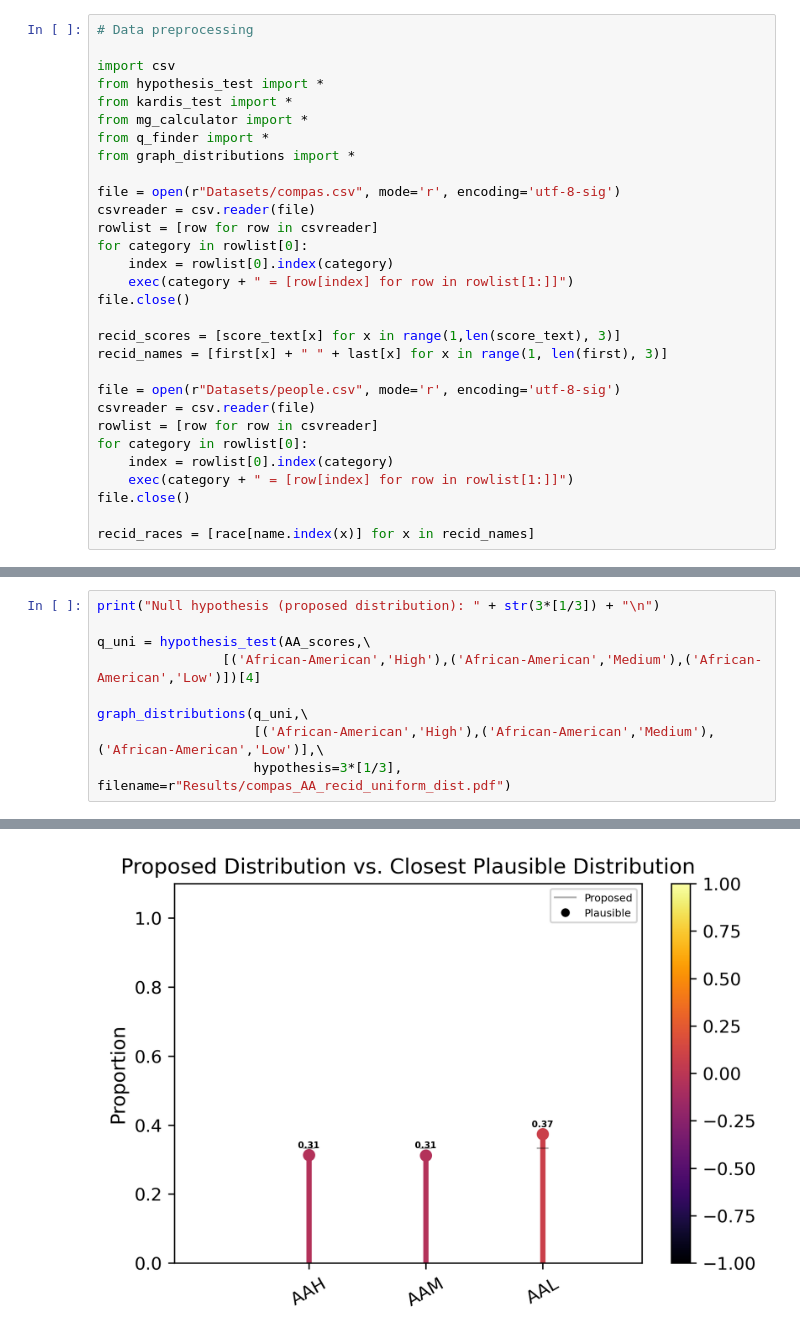
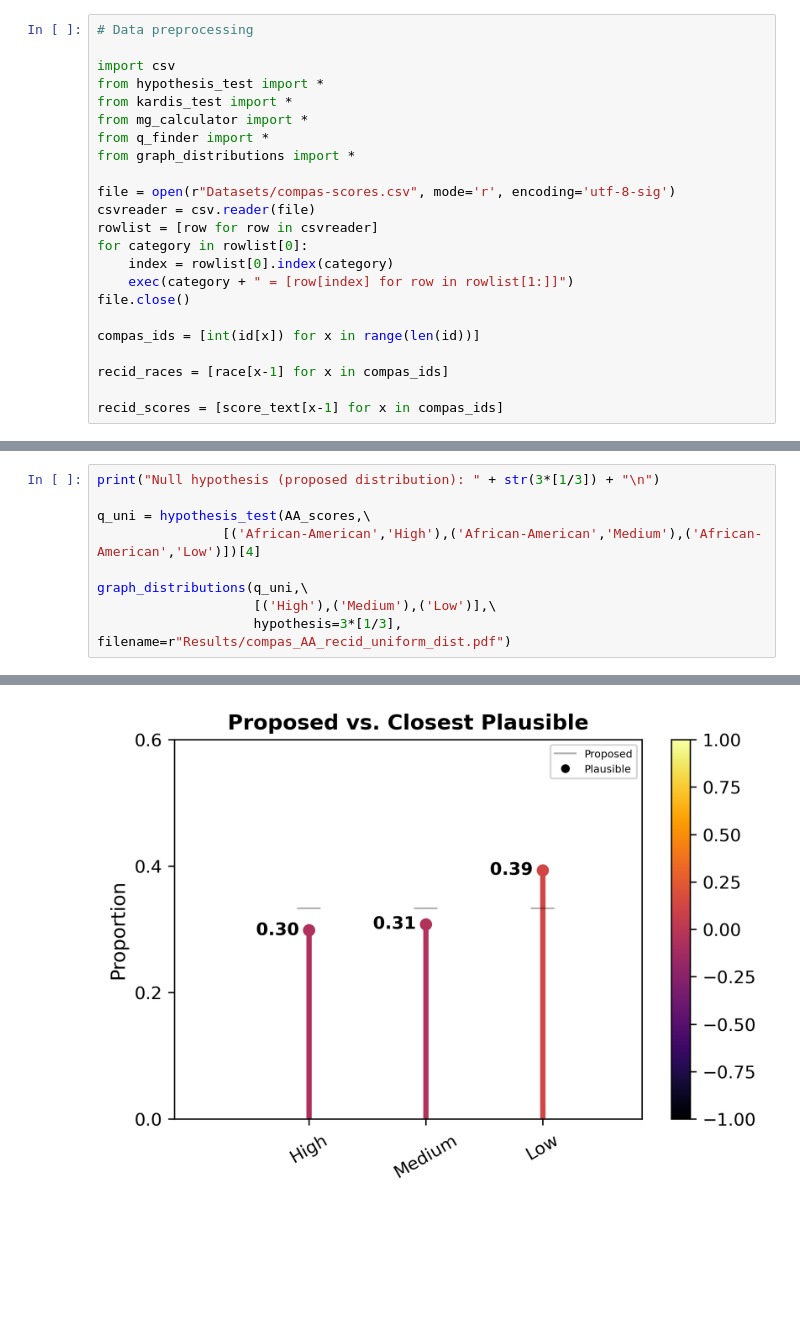
Before and after one commit to AMISTAD-lab/bias-in-data-source, a Jupyter notebook: compas_experiments_recid_score.ipynb, the cells around one changed output, grey strips where cells are left out. Drawn from its saved outputs; the diff is of its cells as text; blank space fills up the shorter version.

```diff
--- a/compas_experiments_recid_score.ipynb
+++ b/compas_experiments_recid_score.ipynb
@@ -8,7 +8,7 @@ from mg_calculator import *
 from q_finder import *
 from graph_distributions import *
 
-file = open(r"Datasets/compas.csv", mode='r', encoding='utf-8-sig')
+file = open(r"Datasets/compas-scores.csv", mode='r', encoding='utf-8-sig')
 csvreader = csv.reader(file)
 rowlist = [row for row in csvreader]
 for category in rowlist[0]:
@@ -16,18 +16,11 @@ for category in rowlist[0]:
     exec(category + " = [row[index] for row in rowlist[1:]]")
 file.close()
 
-recid_scores = [score_text[x] for x in range(1,len(score_text), 3)]
-recid_names = [first[x] + " " + last[x] for x in range(1, len(first), 3)]
+compas_ids = [int(id[x]) for x in range(len(id))]
 
-file = open(r"Datasets/people.csv", mode='r', encoding='utf-8-sig')
-csvreader = csv.reader(file)
-rowlist = [row for row in csvreader]
-for category in rowlist[0]:
-    index = rowlist[0].index(category)
-    exec(category + " = [row[index] for row in rowlist[1:]]")
-file.close()
+recid_races = [race[x-1] for x in compas_ids]
 
-recid_races = [race[name.index(x)] for x in recid_names]
+recid_scores = [score_text[x-1] for x in compas_ids]
 # %%
 # Setup and Experiments
 recid_races_and_scores = list(filter(lambda x: not x[1] == 'N/A', list(zip(recid_races,recid_scores))))
@@ -59,7 +53,7 @@ q_uni = hypothesis_test(AA_scores,\
                 [('African-American','High'),('African-American','Medium'),('African-American','Low')])[4]
 
 graph_distributions(q_uni,\
-                    [('African-American','High'),('African-American','Medium'),('African-American','Low')],\
+                    [('High'),('Medium'),('Low')],\
                     hypothesis=3*[1/3], filename=r"Results/compas_AA_recid_uniform_dist.pdf")
 # %% [output]
 Null hypothesis (proposed distribution): [0.3333333333333333, 0.3333333333333333, 0.3333333333333333]
@@ -70 +64 @@ Closest plausible distribution: [0.3132110179704111, 0.31275006256609067, 0.3740
-[figure, old version]
+[figure, new version]
```
Also changed, not shown: parts of 2 cells of this notebook.
